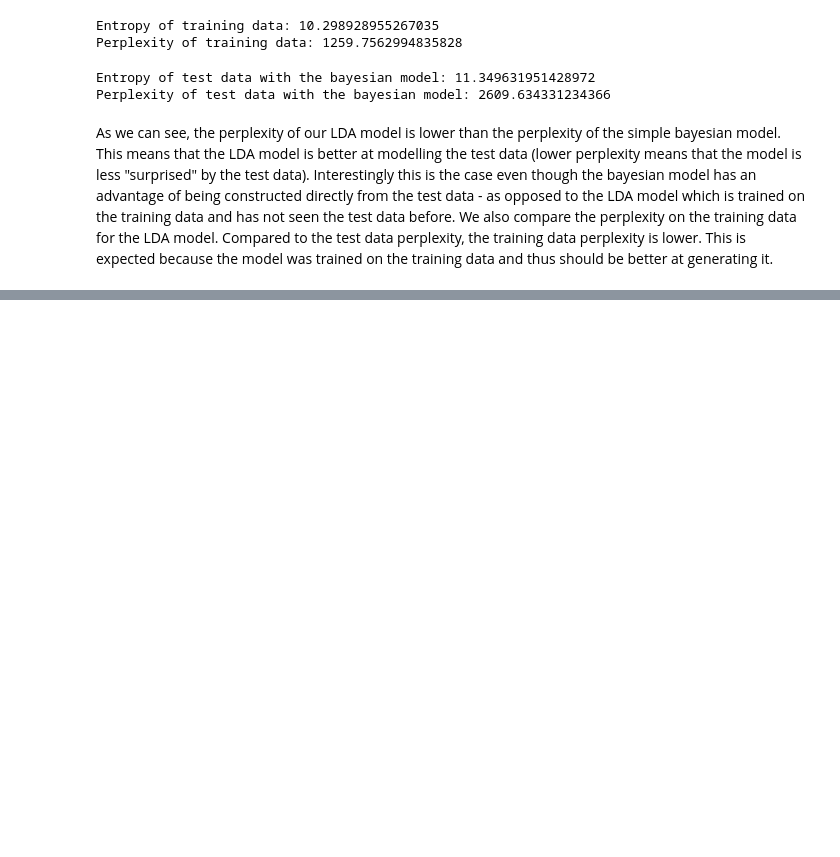
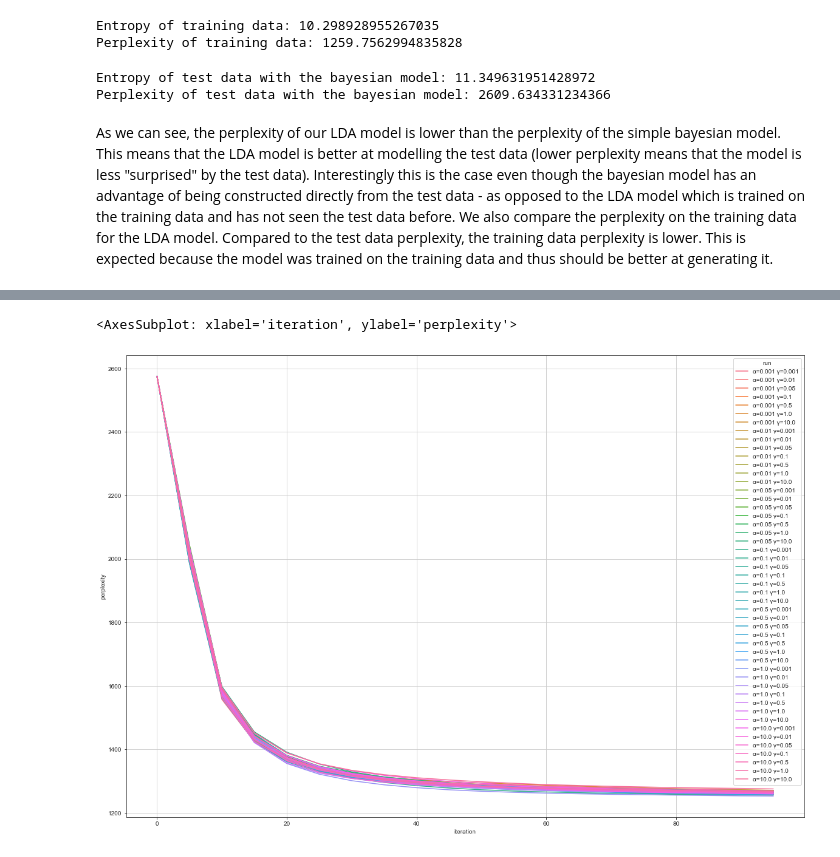
Before and after one commit to kukas/lda_topic_modeling, a Jupyter notebook: latent_dirichlet_allocation.ipynb, the cells around one changed output, grey strips where cells are left out. Cells and saved outputs as stored; diff of their text form; code cells hidden in the pictures; blank space fills up the shorter version.

```diff
--- a/latent_dirichlet_allocation.ipynb
+++ b/latent_dirichlet_allocation.ipynb
@@ -337,10 +284,0 @@ def entropy_data(docs: np.ndarray, z_nd: np.ndarray, c_d: np.ndarray) -> float:
-# %%
-import time
-# plot training perplexity over iterations
-iterations = 100
-for it in range(0, iterations, 5):
-    model.load(os.path.join(result_dir, f"model_{it}.pickle"))
-    start_time = time.time()
-    H = model.entropy_data(docs, model.z_nd, model.c_d)
-    print(f"Perplexity of training data for iteration {it}: {2**H}")
-    print(f"Time={round(time.time() - start_time, 2)}")
@@ -410,0 +347,37 @@ for alpha in [0.01, 0.1, 1, 10]:
+# %%
+# save results to file
+with open("hyperparameter_search/results.pickle", "wb") as f:
+    results_without_model = []
+    for result in results:
+        results_without_model.append({
+            "perplexities": result["perplexities"],
+            "seed": result["seed"],
+            "alpha": result["alpha"],
+            "gamma": result["gamma"]
+        })
+    pickle.dump(results_without_model, f)
+# %%
+res_pp = []
+for result in results:
+    for it, PP in result["perplexities"]:
+        res_pp.append({
+            "iteration": it,
+            "perplexity": PP,
+            "seed": result["seed"],
+            "alpha": result["alpha"],
+            "gamma": result["gamma"]
+        })
+# %%
+import pandas
+df = pandas.DataFrame(res_pp)
+# name the runs with utf-8 alpha gamma characters
+df["run"] = df["alpha"].apply(lambda x: f"α={x}") + " " + df["gamma"].apply(lambda x: f"γ={x}")
+# plot the perplexity for each run, average over the seeds
+df_mean = df.groupby(["run", "iteration"]).mean()
+# large figure
+plt.figure(figsize=(20, 14))
+# set log scale for y axis
+sns.lineplot(data=df_mean.reset_index(), x="iteration", y="perplexity", hue="run")
+# %% [output]
+<AxesSubplot: xlabel='iteration', ylabel='perplexity'>
+[figure, added]
```
Also changed, not shown: parts of 10 cells of this notebook, 1 other file.
